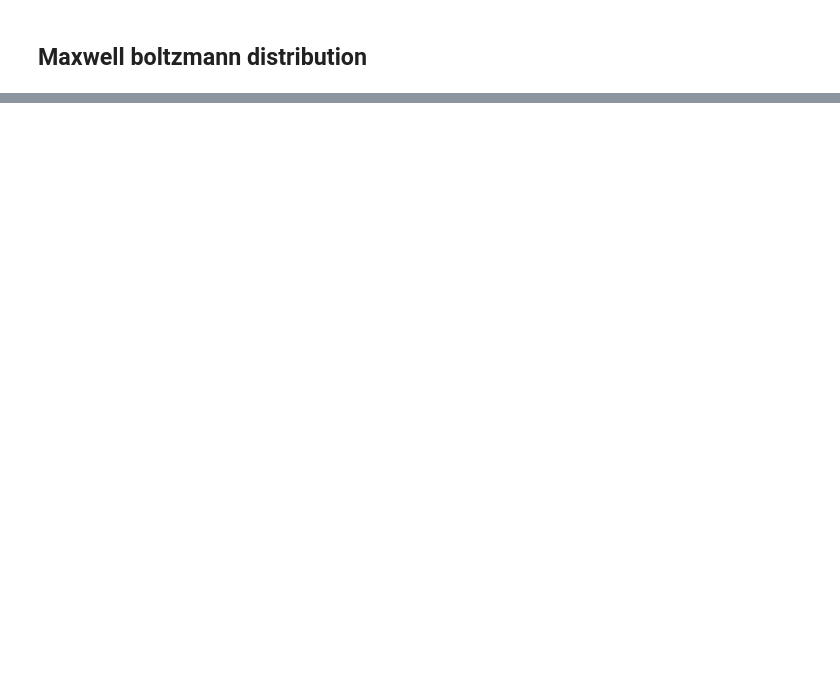
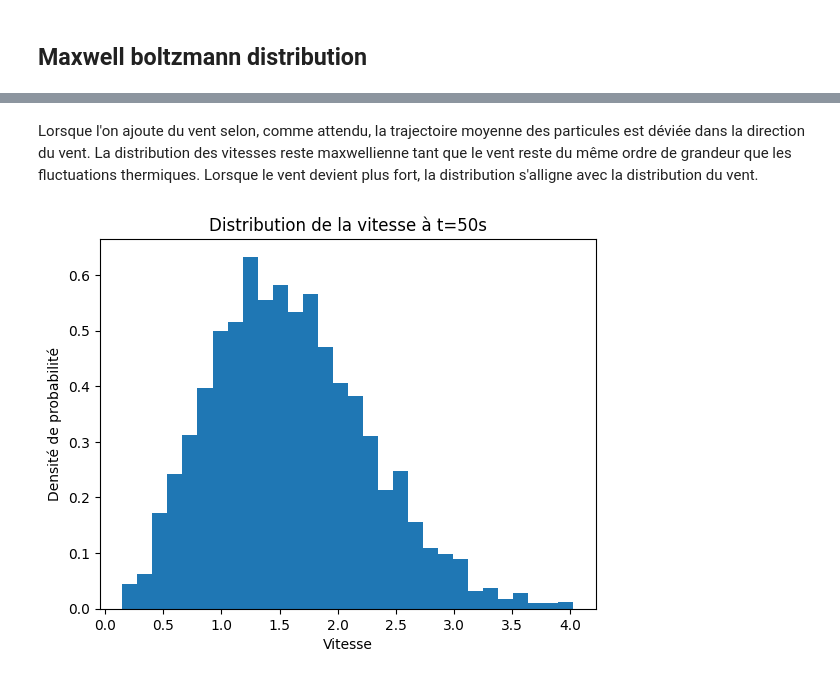
Before and after one commit to ostix360/Brownian-Motion, a Jupyter notebook: CR_wind.ipynb, the cells around one changed output, grey strips where cells are left out. Cells and saved outputs as stored; diff of their text form; code cells hidden in the pictures; blank space fills up the shorter version.

Commit message:
update comments

```diff
--- a/CR_wind.ipynb
+++ b/CR_wind.ipynb
@@ -88,0 +91,12 @@ plt.show()
+# %% [markdown]
+Lorsque l'on ajoute du vent selon, comme attendu, la trajectoire moyenne des particules est déviée dans la direction du vent.
+La distribution des vitesses reste maxwellienne tant que le vent reste du même ordre de grandeur que les fluctuations thermiques. Lorsque le vent devient plus fort, la distribution s'alligne avec la distribution du vent.
+# %%
+v_wind_norm = np.linalg.norm(v_wind, axis=2)
+plt.hist(v_wind_norm[5000, :], bins=30, density=True)
+plt.xlabel("Vitesse")
+plt.ylabel("Densité de probabilité")
+plt.title("Distribution de la vitesse à t=50s")
+plt.show()
+# %% [output]
+[figure, added]
```
Also changed, not shown: parts of 10 cells of this notebook, 1 other file.
